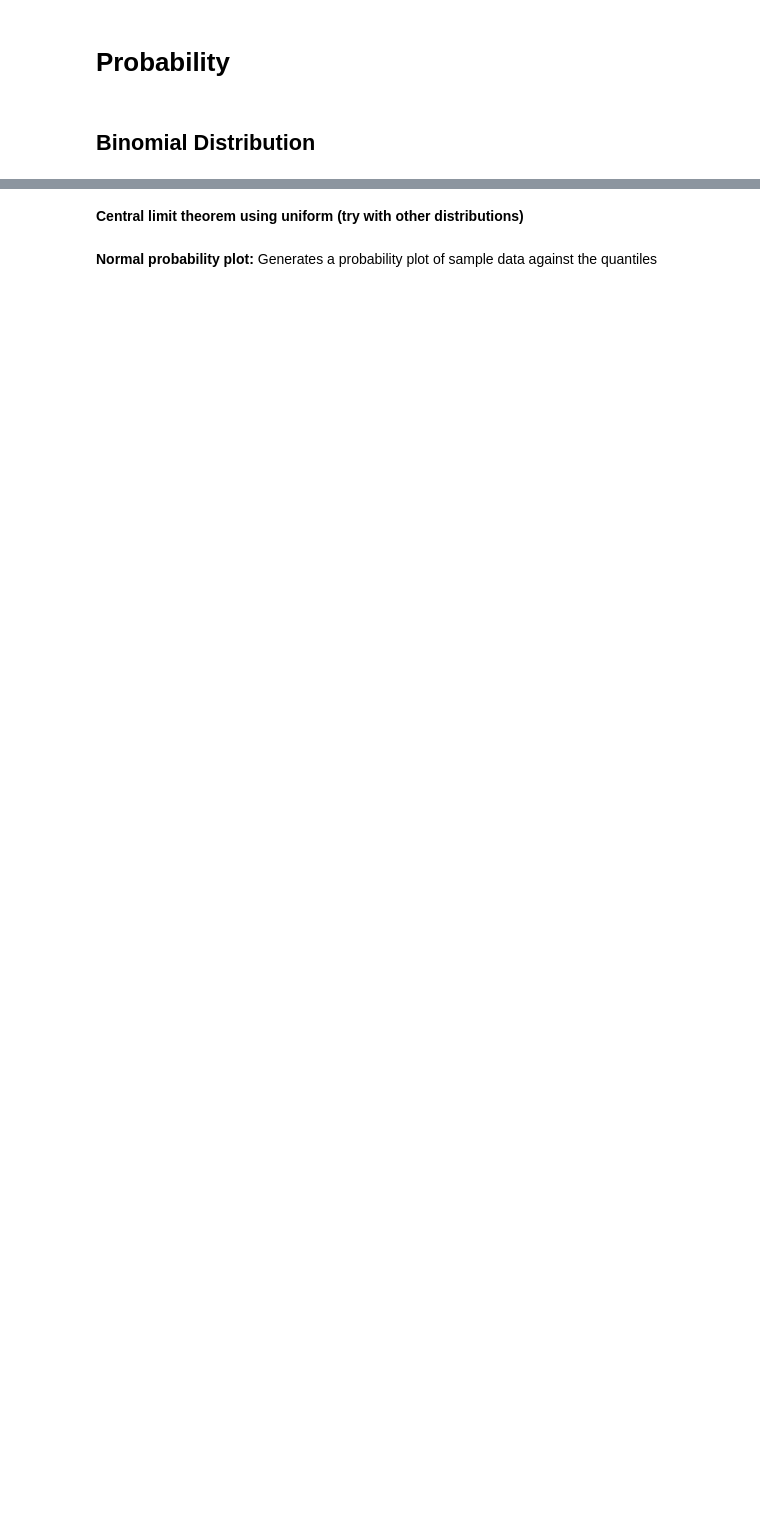
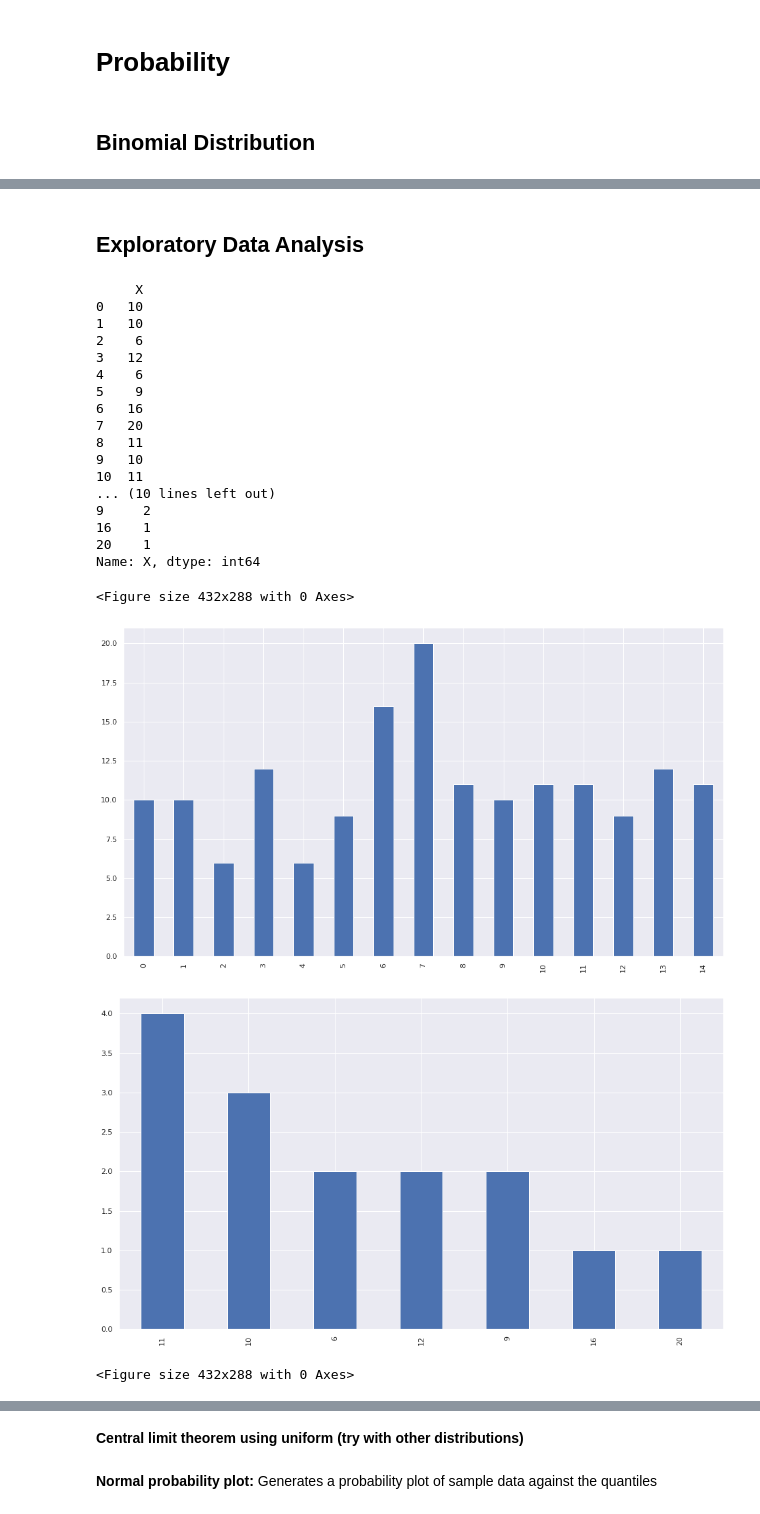
Before and after one commit to zaedulislam/CU_INSE_6220-Advanced_Statistical_Approaches_to_Quality, a Jupyter notebook: Tutorial 1.ipynb, the cells around one changed output, grey strips where cells are left out. Saved outputs shown, nothing was run; the diff lists cells and outputs as text; code cells hidden in the pictures; blank space fills up the shorter version.

```diff
--- a/Tutorial 1.ipynb
+++ b/Tutorial 1.ipynb
@@ -234,0 +265,43 @@ plt.show()
+# %% [markdown]
+## Exploratory Data Analysis
+# %%
+# To accomodate visualization charts in Jupyter Notebook 'inline' method is introduced
+%matplotlib inline
+
+X = np.array([10, 10, 6, 12, 6, 9, 16, 20, 11, 10, 11, 11, 9, 12, 11])
+
+df = pd.DataFrame(X, columns=['X'])
+print(df)
+
+df['X'].plot.bar(figsize=(16, 9))
+plt.figure()
+
+# Generate counts
+# Return a Series containing counts of unique values.
+countOfUniqueValues = df['X'].value_counts()
+print("\nValue - Count:\n", countOfUniqueValues)
+
+countOfUniqueValues.plot.bar(figsize=(16, 9))
+plt.figure()
+# %% [output]
+     X
+0   10
+1   10
+2    6
+3   12
+4    6
+5    9
+6   16
+7   20
+8   11
+9   10
+10  11
+... (10 lines left out)
+9     2
+16    1
+20    1
+Name: X, dtype: int64
+<Figure size 432x288 with 0 Axes>
+[figure, added]
+[figure, added]
+<Figure size 432x288 with 0 Axes>
```
Also changed, not shown: parts of 17 cells of this notebook.
